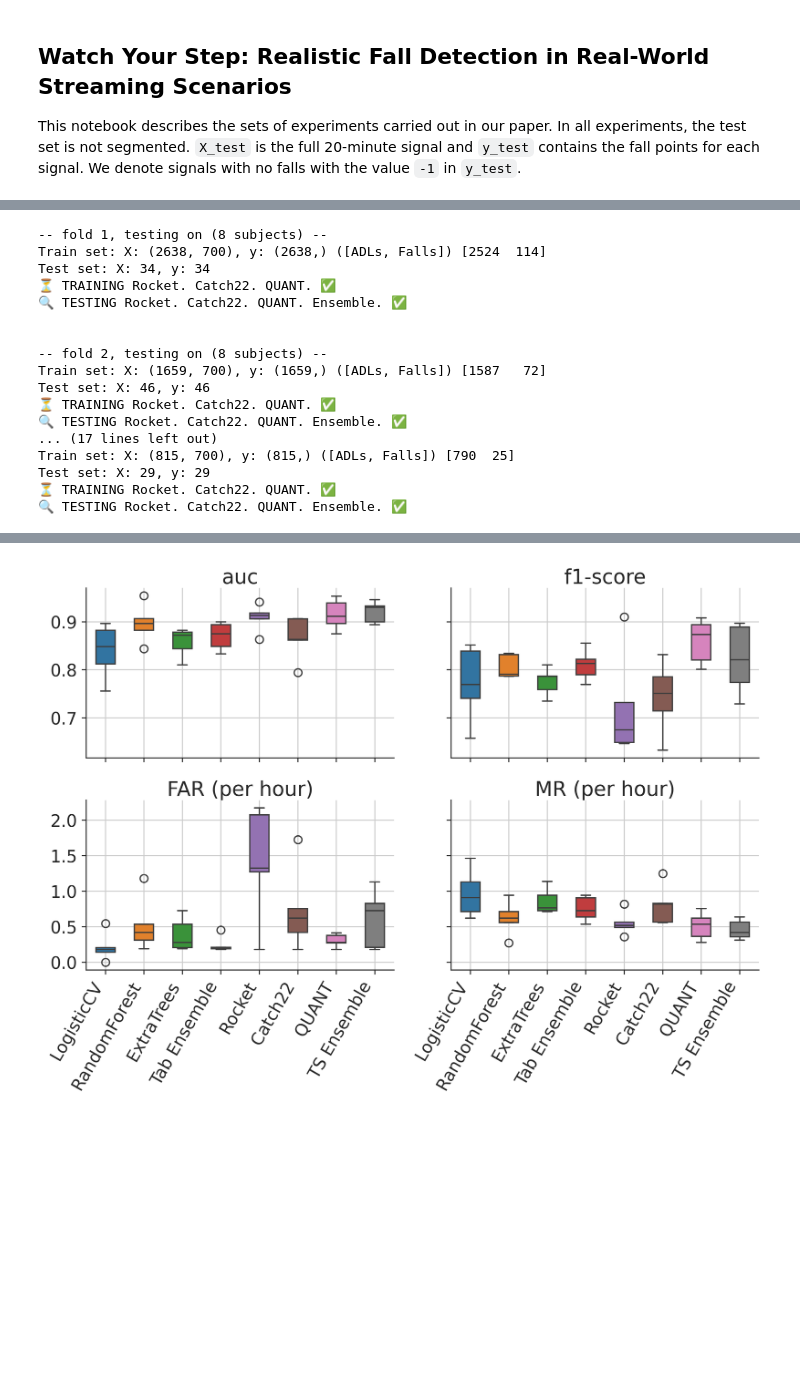
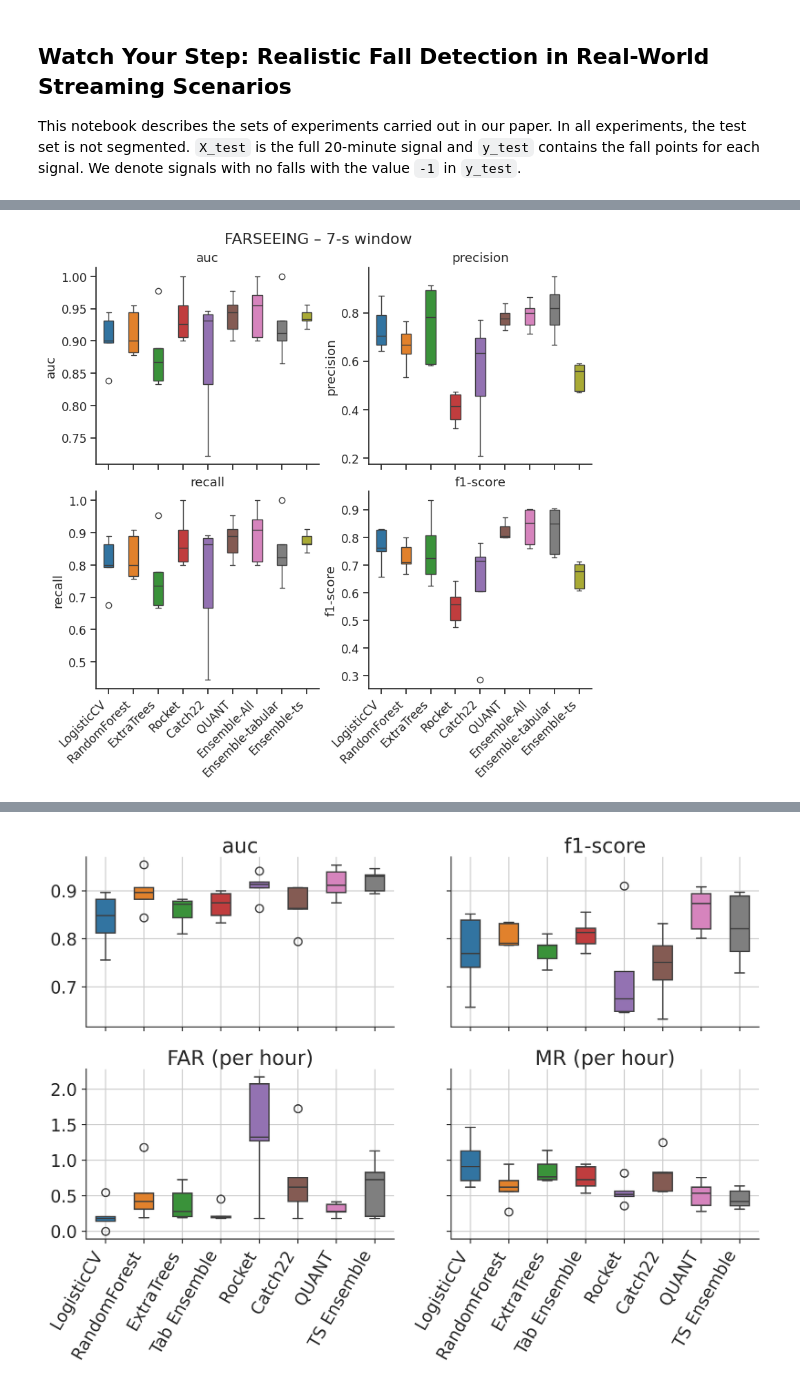
Before and after one commit to mlgig/fallstream, a Jupyter notebook: main.ipynb, the cells around one changed output, grey strips where cells are left out. Drawn from its saved outputs; the diff is of its cells as text; code cells hidden in the pictures; blank space fills up the shorter version.

```diff
--- a/main.ipynb
+++ b/main.ipynb
@@ -17,0 +22,2 @@ from scripts import farseeing, classifiers, utils
+# %%
+dataframe = farseeing.load()
@@ -44,28 +143,13 @@ Test set: X: 29, y: 29
 # %%
-# ts models
-kwargs['model_type'] = 'ts'
-ts_metric_df, ts_aggr_df = classifiers.cross_validate(
-	farseeing, **kwargs)
-ts_metric_df['model_type'] = 'ts'
-ts_aggr_df['model_type'] = 'ts'
+metrics_to_show = ["auc", "precision", "recall", "f1-score"]
+metric_grid(
+    df=metrics,
+    metrics=metrics_to_show,
+    n_cols=2,
+    suptitle="FARSEEING – 7-s window"
+)
 # %% [output]
--- fold 1, testing on (8 subjects) --
-Train set: X: (2638, 700), y: (2638,) ([ADLs, Falls]) [2524  114]
-Test set: X: 34, y: 34
-⏳ TRAINING Rocket. Catch22. QUANT. ✅
-🔍 TESTING Rocket. Catch22. QUANT. Ensemble. ✅
-
-
--- fold 2, testing on (8 subjects) --
-Train set: X: (1659, 700), y: (1659,) ([ADLs, Falls]) [1587   72]
-Test set: X: 46, y: 46
-⏳ TRAINING Rocket. Catch22. QUANT. ✅
-🔍 TESTING Rocket. Catch22. QUANT. Ensemble. ✅
-... (17 lines left out)
-Train set: X: (815, 700), y: (815,) ([ADLs, Falls]) [790  25]
-Test set: X: 29, y: 29
-⏳ TRAINING Rocket. Catch22. QUANT. ✅
-🔍 TESTING Rocket. Catch22. QUANT. Ensemble. ✅
+[figure, added]
 # %%
 # save all dfs
 tab_metric_df.replace({'model': {'Ensemble': 'Tab Ensemble'}}, inplace=True)
```
Also changed, not shown: parts of 12 cells of this notebook, 17 other files.
